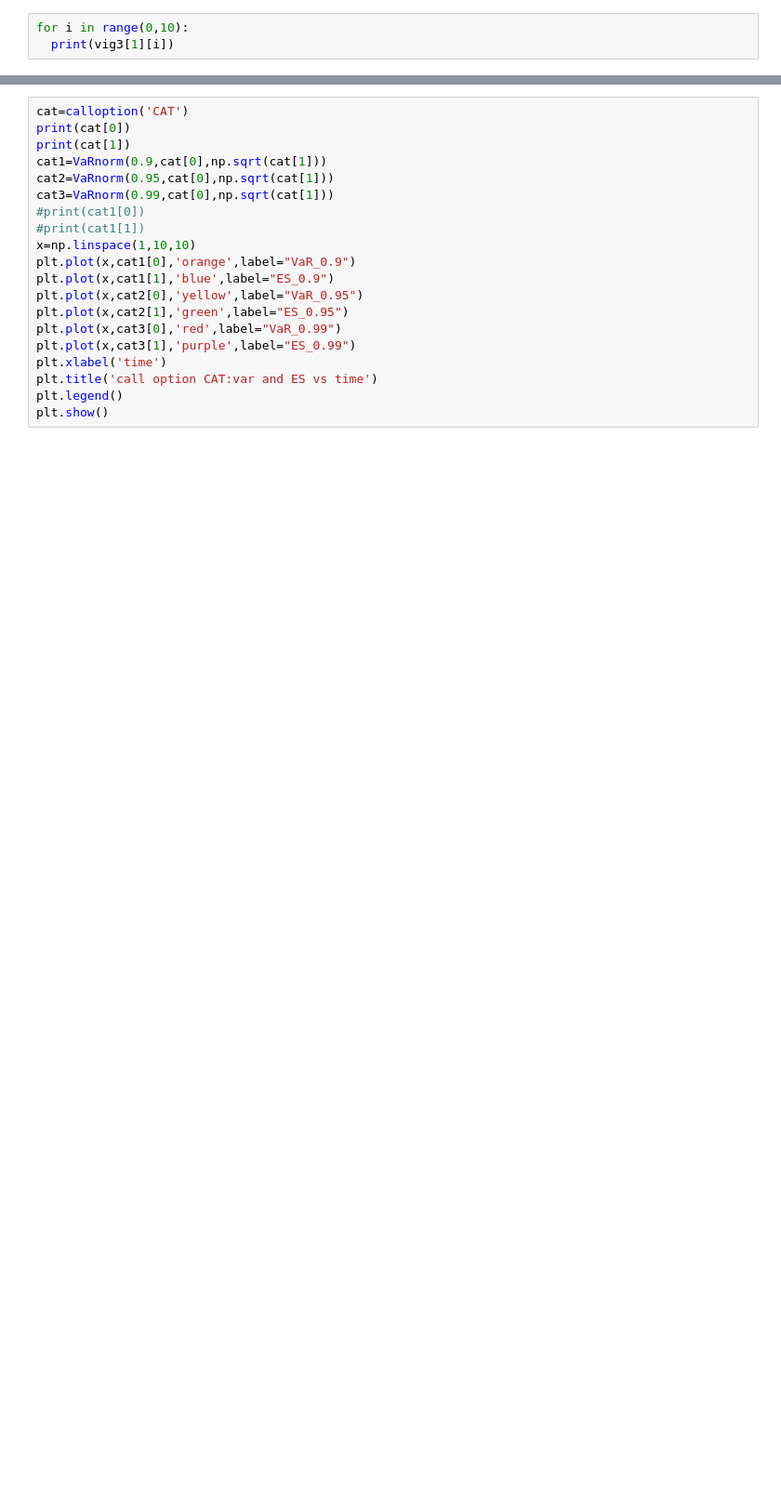
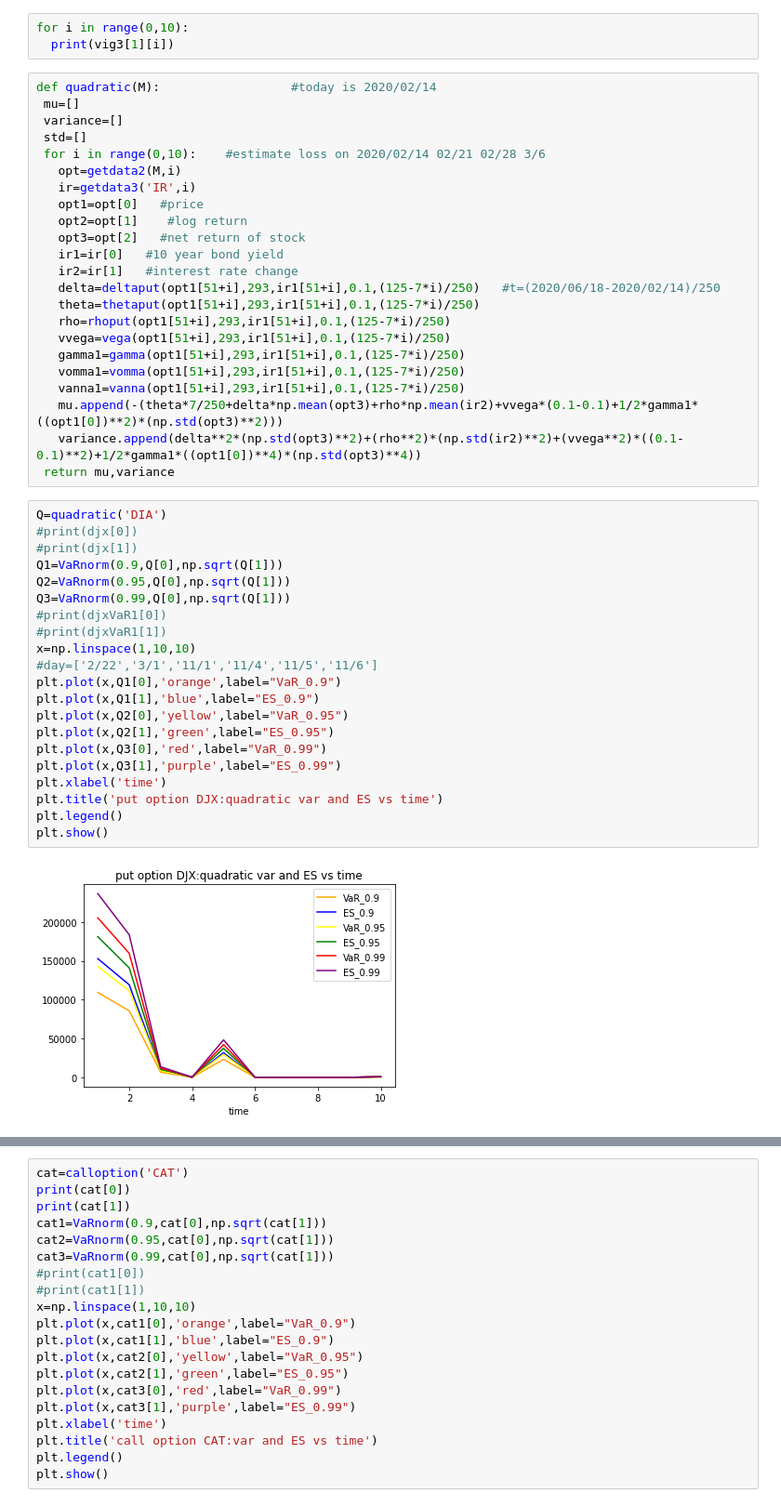
Before and after one commit to ZiyueNie/575, a Jupyter notebook: src/ib_project.ipynb, the cells around one changed output, grey strips where cells are left out. Shown at 93% size. Cells and saved outputs as stored; diff of their text form; blank space fills up the shorter version.

```diff
--- a/src/ib_project.ipynb
+++ b/src/ib_project.ipynb
@@ -510,3 +525,49 @@ plt.show()
 # %%
 for i in range(0,10):
   print(vig3[1][i])
+# %%
+def quadratic(M):                  #today is 2020/02/14
+ mu=[]
+ variance=[]
+ std=[]
+ for i in range(0,10):    #estimate loss on 2020/02/14 02/21 02/28 3/6
+   opt=getdata2(M,i)
+   ir=getdata3('IR',i)
+   opt1=opt[0]   #price
+   opt2=opt[1]    #log return
+   opt3=opt[2]   #net return of stock
+   ir1=ir[0]   #10 year bond yield
+   ir2=ir[1]   #interest rate change
+   delta=deltaput(opt1[51+i],293,ir1[51+i],0.1,(125-7*i)/250)   #t=(2020/06/18-2020/02/14)/250
+   theta=thetaput(opt1[51+i],293,ir1[51+i],0.1,(125-7*i)/250)
+   rho=rhoput(opt1[51+i],293,ir1[51+i],0.1,(125-7*i)/250)
+   vvega=vega(opt1[51+i],293,ir1[51+i],0.1,(125-7*i)/250)
+   gamma1=gamma(opt1[51+i],293,ir1[51+i],0.1,(125-7*i)/250)
+   vomma1=vomma(opt1[51+i],293,ir1[51+i],0.1,(125-7*i)/250)
+   vanna1=vanna(opt1[51+i],293,ir1[51+i],0.1,(125-7*i)/250)
+   mu.append(-(theta*7/250+delta*np.mean(opt3)+rho*np.mean(ir2)+vvega*(0.1-0.1)+1/2*gamma1*((opt1[0])**2)*(np.std(opt3)**2)))
+   variance.append(delta**2*(np.std(opt3)**2)+(rho**2)*(np.std(ir2)**2)+(vvega**2)*((0.1-0.1)**2)+1/2*gamma1*((opt1[0])**4)*(np.std(opt3)**4))
+ return mu,variance
+# %%
+Q=quadratic('DIA')
+#print(djx[0])
+#print(djx[1])
+Q1=VaRnorm(0.9,Q[0],np.sqrt(Q[1]))
+Q2=VaRnorm(0.95,Q[0],np.sqrt(Q[1]))
+Q3=VaRnorm(0.99,Q[0],np.sqrt(Q[1]))
+#print(djxVaR1[0])
+#print(djxVaR1[1])
+x=np.linspace(1,10,10)
+#day=['2/22','3/1','11/1','11/4','11/5','11/6']
+plt.plot(x,Q1[0],'orange',label="VaR_0.9")
+plt.plot(x,Q1[1],'blue',label="ES_0.9")
+plt.plot(x,Q2[0],'yellow',label="VaR_0.95")
+plt.plot(x,Q2[1],'green',label="ES_0.95")
+plt.plot(x,Q3[0],'red',label="VaR_0.99")
+plt.plot(x,Q3[1],'purple',label="ES_0.99")
+plt.xlabel('time')
+plt.title('put option DJX:quadratic var and ES vs time')
+plt.legend()
+plt.show()
+# %% [output]
+[figure, added]
```
Also changed, not shown: parts of 13 cells of this notebook.
